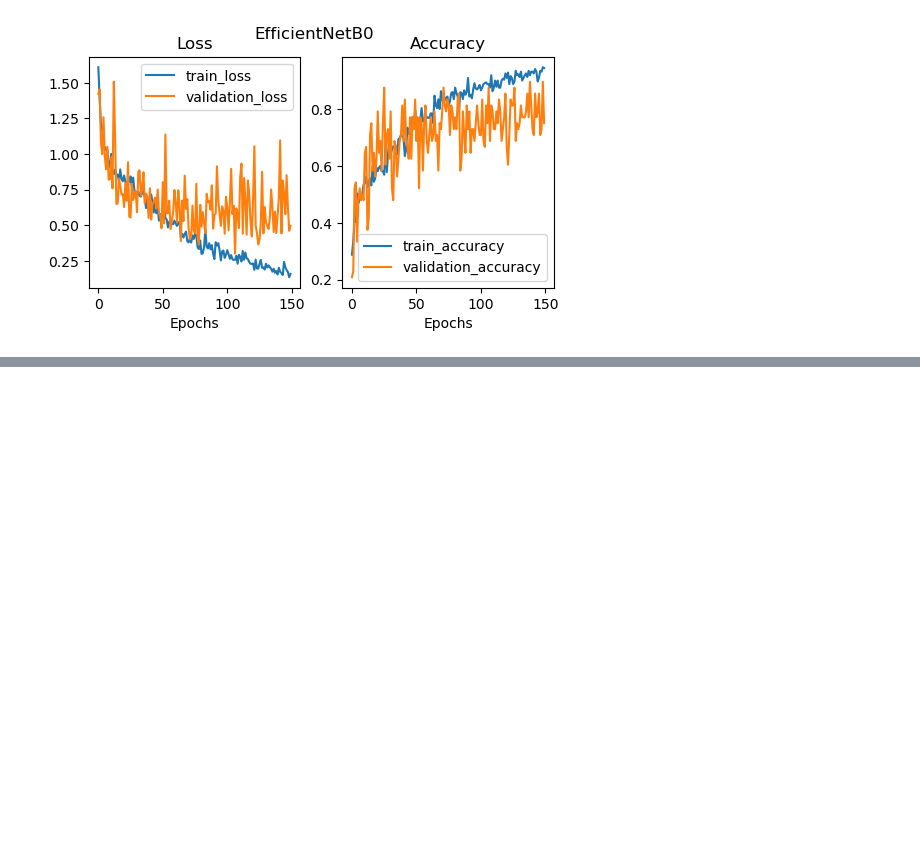
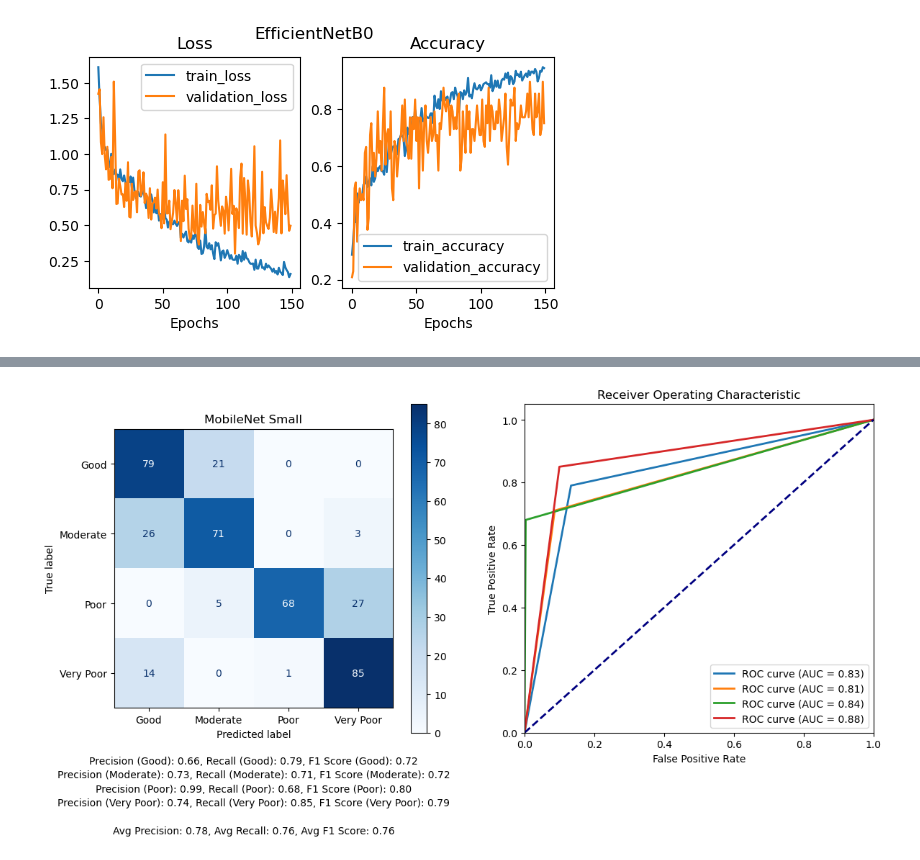
Before and after one commit to J-Mina/AQAUIS, a Jupyter notebook: Code/Visibility/13_Load_models_150.ipynb, the cells around one changed output, grey strips where cells are left out. Drawn from its saved outputs; the diff is of its cells as text; code cells hidden in the pictures; blank space fills up the shorter version.

```diff
--- a/Code/Visibility/13_Load_models_150.ipynb
+++ b/Code/Visibility/13_Load_models_150.ipynb
@@ -107,0 +165,5 @@ load_model(effnet_b0,)
+# %%
+final_mobnet_sml_model.to(device)
+plot_all_measures(final_mobnet_sml_model,test_dl,device,test_data.classes, "MobileNet Small")
+# %% [output]
+[figure, added]
```
Also changed, not shown: parts of 9 cells of this notebook, 13 other files.
